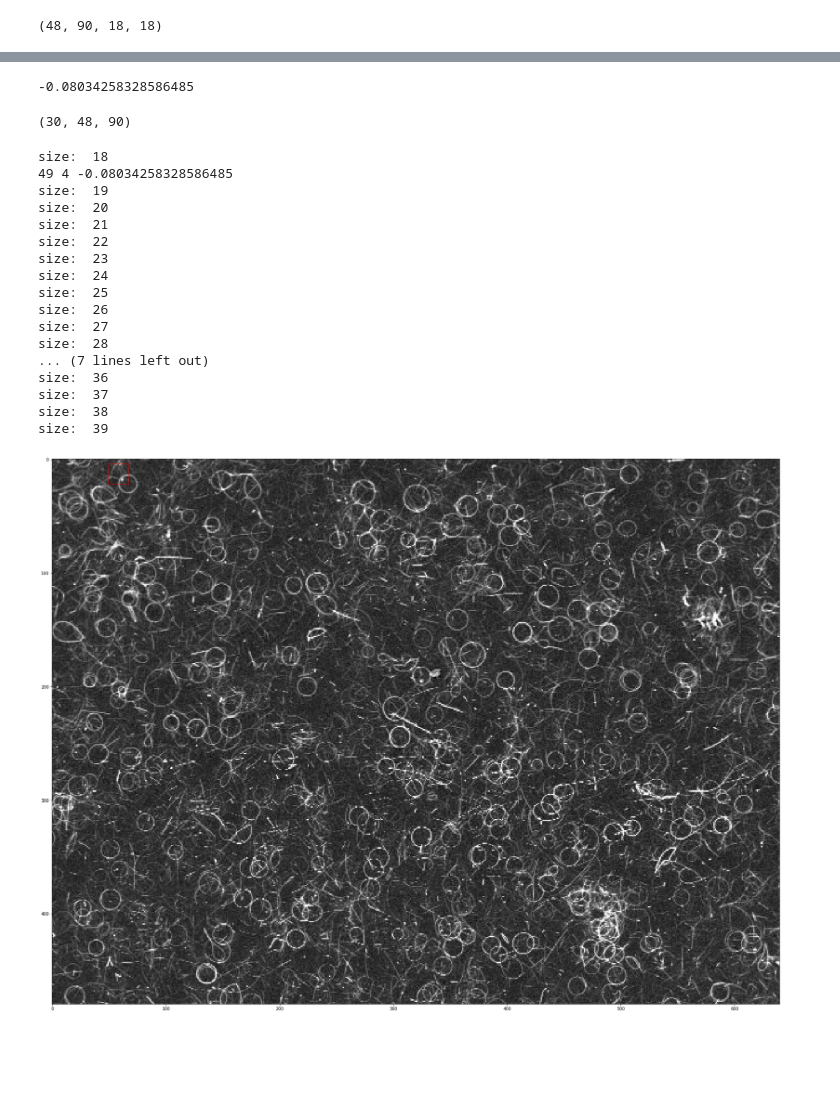
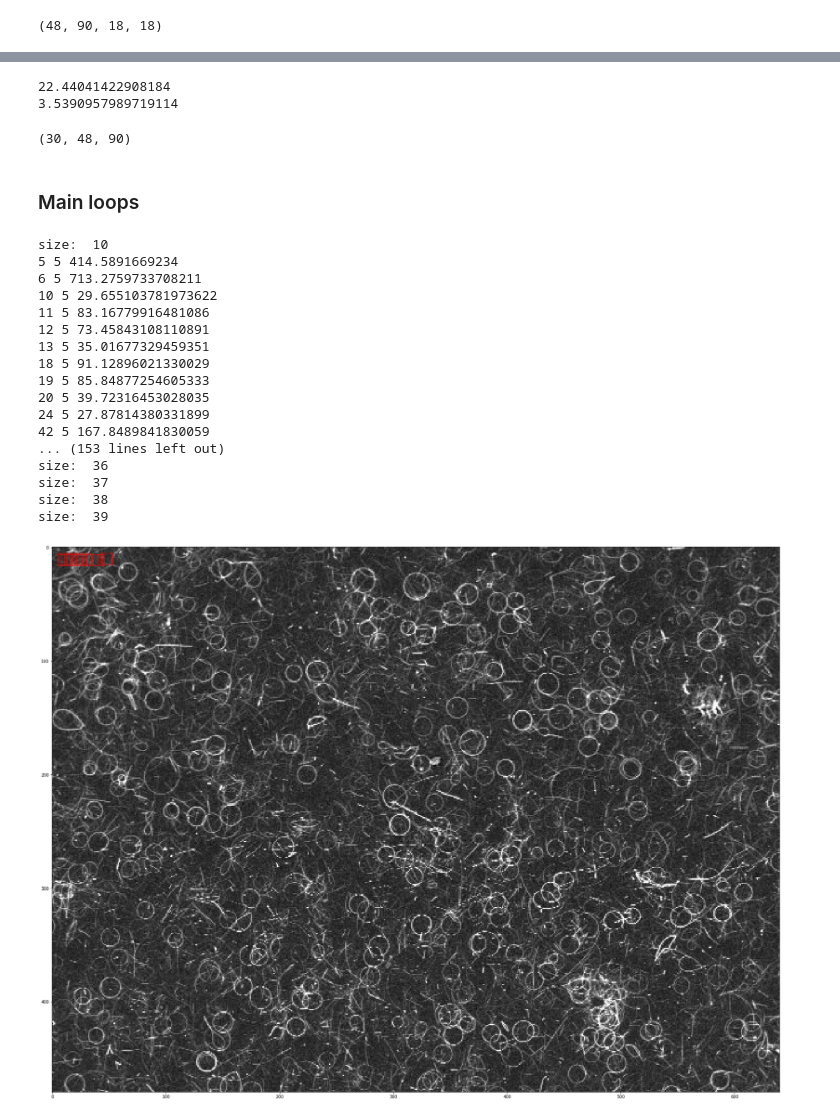
Before and after one commit to andrew-veriga/MathForML, a Jupyter notebook: ConvolutionalCoffieCircles.ipynb, the cells around one changed output, grey strips where cells are left out. Drawn from its saved outputs; the diff is of its cells as text; code cells hidden in the pictures; blank space fills up the shorter version.

```diff
--- a/ConvolutionalCoffieCircles.ipynb
+++ b/ConvolutionalCoffieCircles.ipynb
@@ -252,9 +299,34 @@ def conv(_mask):
+# %%
+#https://stackoverflow.com/questions/43086557/convolve2d-just-by-using-numpy
+def mask_conv(_mask):
+  # _mask = getKernel( size, Thick )
+  mask_size = _mask.shape[0]
+  pad_size = mask_size // 2
+  rest = 0#mask_size % 2
+  horisontal_pad = np.random.rand(ImageSize[0], pad_size)#, dtype=np.float64)
+  vertical_pad = np.zeros((pad_size, ImageSize[1]+pad_size*2), dtype=np.float64)
+  a = np.hstack((horisontal_pad, Image[:ImageSize[0],:ImageSize[1]], horisontal_pad))
+  a = np.vstack((vertical_pad, a, vertical_pad))
+
+  sub_shape = (_mask.shape)
+  view_shape = (ImageSize[0]+ rest,ImageSize[1]+ rest, sub_shape[0] , sub_shape[1] )
+  strides = a.strides + a.strides
+  sub_matrices = np.lib.stride_tricks.as_strided(a,view_shape,strides)
+
+  brightness = (lambda arr, msk: np.average(arr[:,:,msk],axis=2)-np.min(arr,axis=(2,3)))#/(np.max(arr)-np.min(box))))
+
+  m = (brightness(sub_matrices,_mask) - brightness(sub_matrices,~_mask))/(mask_size * np.var(sub_matrices[:,:,_mask],axis=2)) / np.var(sub_matrices,axis=(2,3)) # > Contrast #and np.var(_box[_mask]) < Variance):
+
+
+  # m=np.sum(np.multiply(sub_matrices,_mask), axis=(2,3))/(mask_size**2)
+  # m = np.einsum('ij,klij->kl',_mask,sub_matrices)/mask_size**2
+  return m
 # %%
 ConvMatrices = np.empty((0,ImageSize[0],ImageSize[1]))
 for size in range(MinSize,MaxSize):
-  mask = getFuzzyMask( size, 1 )
+  mask = getMask( size, 0.8 )
   #print('size '+str(size))
-  res = conv(mask)
+  res = mask_conv(mask)
   ConvMatrices= np.concatenate((ConvMatrices, np.reshape(res,(1,ImageSize[0],ImageSize[1]))),axis=0)
 
   # x=58
@@ -262,8 +334,8 @@ for size in range(MinSize,MaxSize):
   # size=18
   # Thick= 1
   # conv value -0.08034258328586487
-print(ConvMatrices[18-MinSize,pad_size+13,pad_size+58])
-
+print(ConvMatrices[18-MinSize,pad_size+12,pad_size+57])
+print(ConvMatrices[18-MinSize,pad_size,pad_size])
 # for y in range(0,ImageSize[0]-size):
     # for x in range(0, ImageSize[1] - size):
     #   square = Image[y:y+size, x:x+size]
@@ -277,7 +349,8 @@ print(ConvMatrices[18-MinSize,pad_size+13,pad_size+58])
     #   # fig.show()
     #   # print([(x,y),size])
 # %% [output]
--0.08034258328586485
+22.44041422908184
+3.5390957989719114
 # %%
 print(ConvMatrices.shape)
 # %% [output]
@@ -285,46 +358,48 @@ print(ConvMatrices.shape)
 # %%
 # outfile = TemporaryFile()
 np.save('ConvMatrices', ConvMatrices)
+# %% [markdown]
+### Main loops
 # %%
-ItsRing=-0.09
+Contrast=0.17
 import matplotlib.patches as patches
 # plt.ioff()
 fig, ax = plt.subplots(figsize=(32, 24))
 ax.imshow(Image,cmap=plt.get_cmap('gray') )
 # Create a Rectangle patch
 
 cnt=0
-for size in range(18,MaxSize):
+for size in range(MinSize,MaxSize):
   print('size: ',size)
   convs = ConvMatrices[size-MinSize,size//2:-size//2,size//2:-size//2]
   for i in range(size//2,convs.shape[0]-size//2):
-    y= i - size//2
+    y= i
     for j in range(size//2, convs.shape[1]-size//2):
-      x = j - size //2
-      if (convs[i,j]>ItsRing):
+      x = j
+      if (convs[i,j]>22):
         print(x, y, convs[i,j])
         cnt+=1
         if (cnt>25):
           break
         rect = patches.Rectangle((x,y),size,size,linewidth=1,edgecolor='r',facecolor='none')
         ax.add_patch(rect)
 plt.show()
 # %% [output]
-size:  18
-49 4 -0.08034258328586485
-size:  19
-size:  20
-size:  21
-size:  22
-size:  23
-size:  24
-size:  25
-size:  26
-size:  27
-size:  28
-... (7 lines left out)
+size:  10
+5 5 414.5891669234
+6 5 713.2759733708211
+10 5 29.655103781973622
+11 5 83.16779916481086
+12 5 73.45843108110891
+13 5 35.01677329459351
+18 5 91.12896021330029
+19 5 85.84877254605333
+20 5 39.72316453028035
+24 5 27.87814380331899
+42 5 167.8489841830059
+... (153 lines left out)
 size:  36
 size:  37
 size:  38
 size:  39
-[figure, old version]
+[figure, new version]
```
Also changed, not shown: parts of 16 cells of this notebook.
